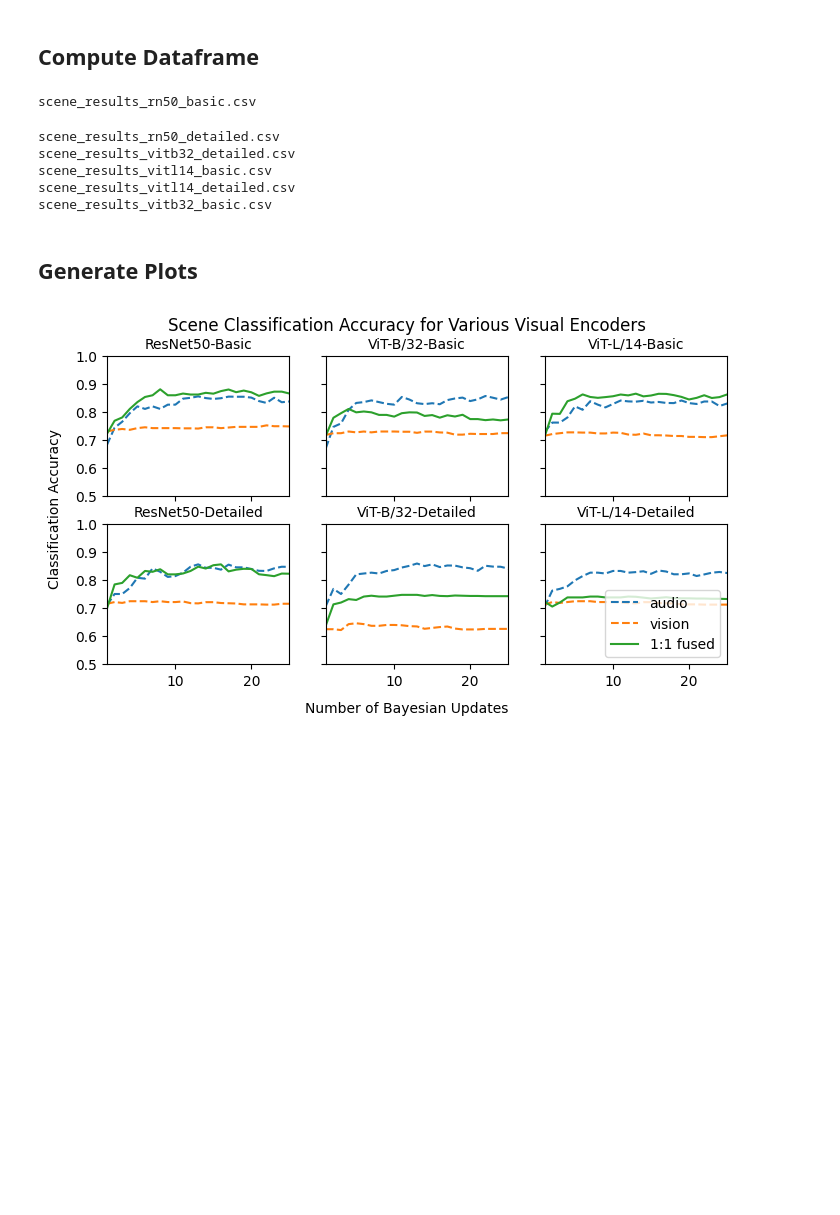
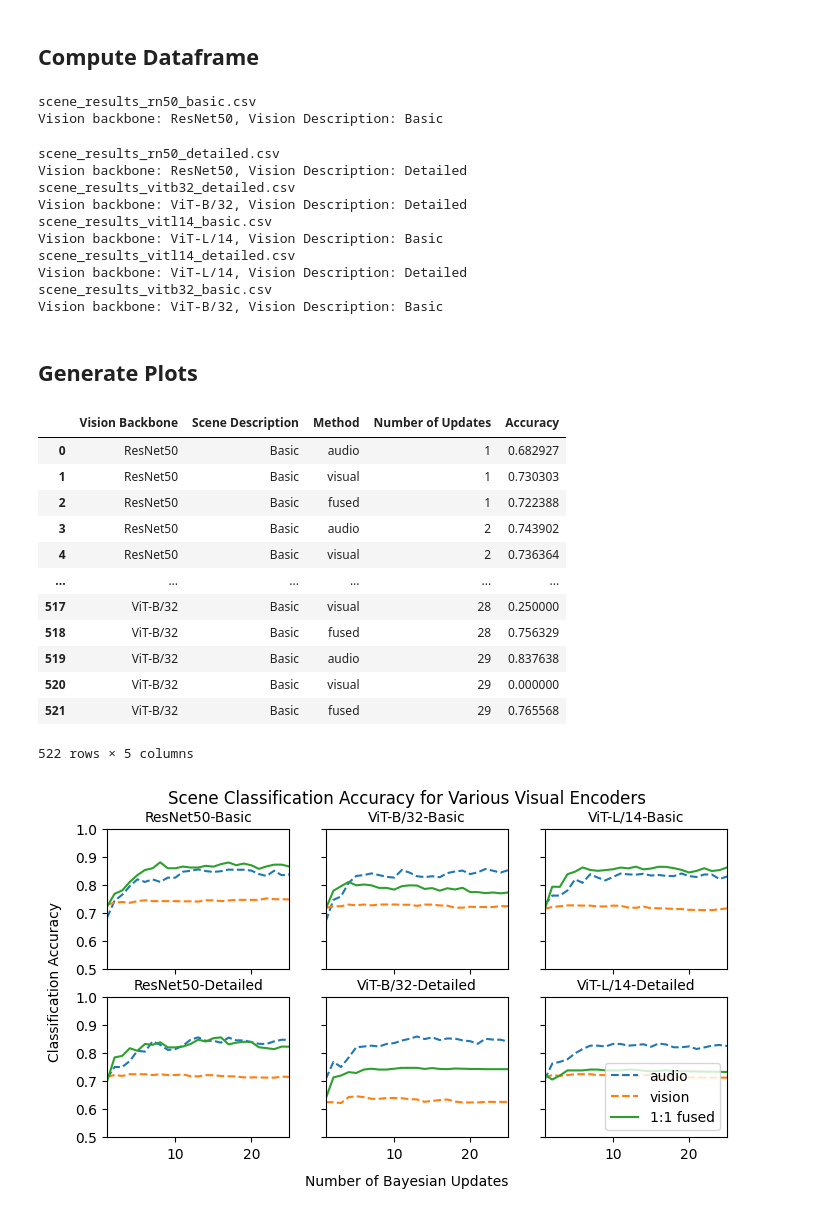
Before and after one commit to roboav8r/GrACIAS, a Jupyter notebook: scripts/analysis/analyze_all_results.ipynb, the cells around one changed output. Cells and saved outputs as stored; diff of their text form; code cells hidden in the pictures; blank space fills up the shorter version.

```diff
--- a/scripts/analysis/analyze_all_results.ipynb
+++ b/scripts/analysis/analyze_all_results.ipynb
@@ -186,6 +186,7 @@ for _, _, cfg_files in os.walk(scene_recognition_filepath):
         vision_description_key = x.group(2)
         vision_backbone = vision_dict[vision_backbone_key]
         vision_description = vision_dict[vision_description_key]
+        print(f"Vision backbone: {vision_backbone}, Vision Description: {vision_description}")
 
         # Load the experiment results
         results_df = pd.read_csv(os.path.join(scene_recognition_filepath, cfg_file),index_col=0)
@@ -211,13 +212,35 @@ for _, _, cfg_files in os.walk(scene_recognition_filepath):
             scene_recognition_results_df = pd.concat((scene_recognition_results_df,config_results_df), ignore_index=True)
 # %% [output]
 scene_results_rn50_basic.csv
+Vision backbone: ResNet50, Vision Description: Basic
 scene_results_rn50_detailed.csv
+Vision backbone: ResNet50, Vision Description: Detailed
 scene_results_vitb32_detailed.csv
+Vision backbone: ViT-B/32, Vision Description: Detailed
 scene_results_vitl14_basic.csv
+Vision backbone: ViT-L/14, Vision Description: Basic
 scene_results_vitl14_detailed.csv
+Vision backbone: ViT-L/14, Vision Description: Detailed
 scene_results_vitb32_basic.csv
+Vision backbone: ViT-B/32, Vision Description: Basic
 # %% [markdown]
 ## Generate Plots
+# %%
+scene_recognition_results_df
+# %% [output]
+|  | Vision Backbone | Scene Description | Method | Number of Updates | Accuracy |
+| 0 | ResNet50 | Basic | audio | 1 | 0.682927 |
+| 1 | ResNet50 | Basic | visual | 1 | 0.730303 |
+| 2 | ResNet50 | Basic | fused | 1 | 0.722388 |
+| 3 | ResNet50 | Basic | audio | 2 | 0.743902 |
+| 4 | ResNet50 | Basic | visual | 2 | 0.736364 |
+| ... | ... | ... | ... | ... | ... |
+| 517 | ViT-B/32 | Basic | visual | 28 | 0.250000 |
+| 518 | ViT-B/32 | Basic | fused | 28 | 0.756329 |
+| 519 | ViT-B/32 | Basic | audio | 29 | 0.837638 |
+| 520 | ViT-B/32 | Basic | visual | 29 | 0.000000 |
+| 521 | ViT-B/32 | Basic | fused | 29 | 0.765568 |
+522 rows × 5 columns
 # %%
 fig, axes = plt.subplots(2,3, sharex=True, sharey=True, figsize=(8,4))
 
```
Also changed, not shown: parts of 2 cells of this notebook, 2 other files.
